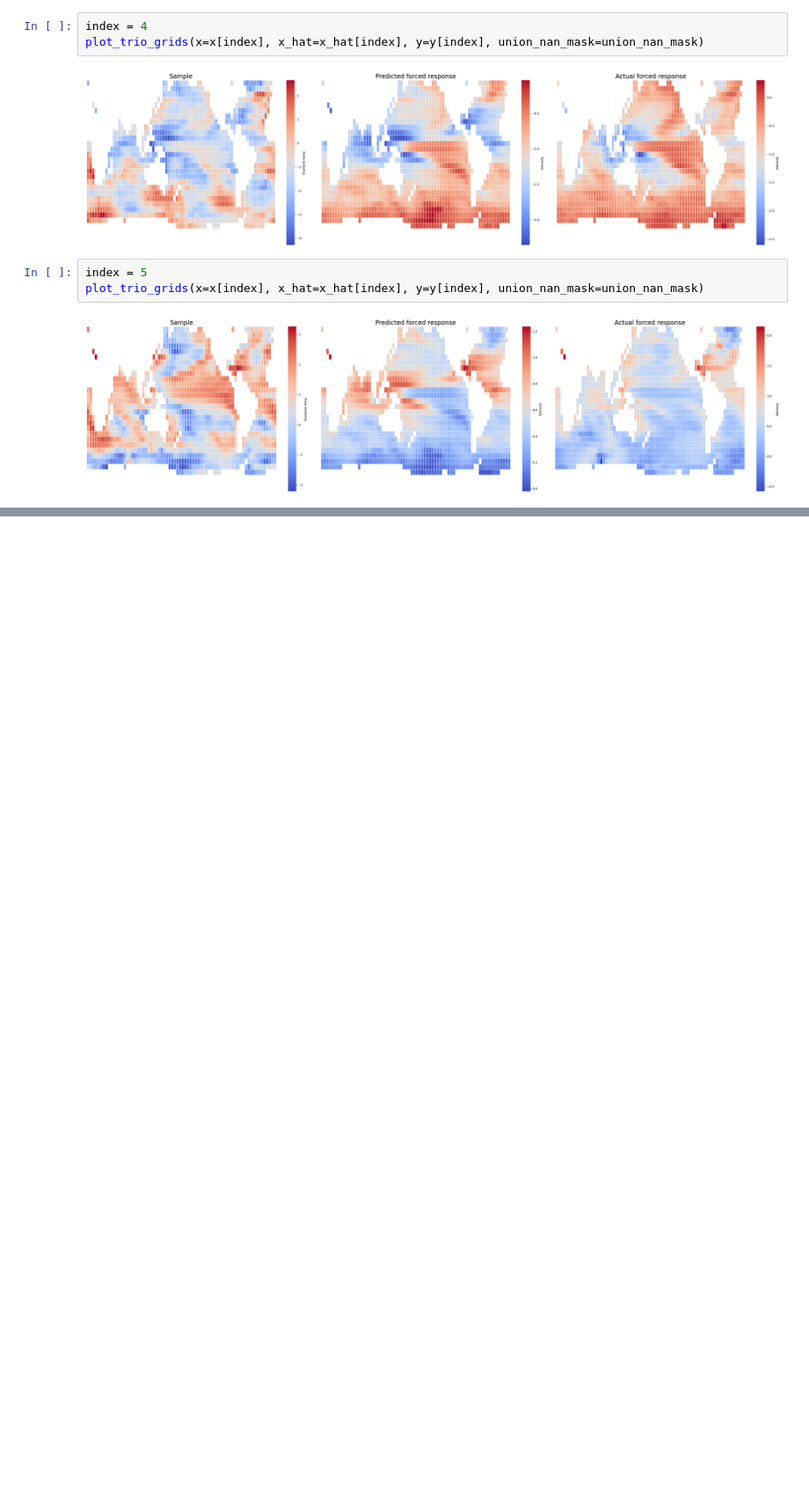
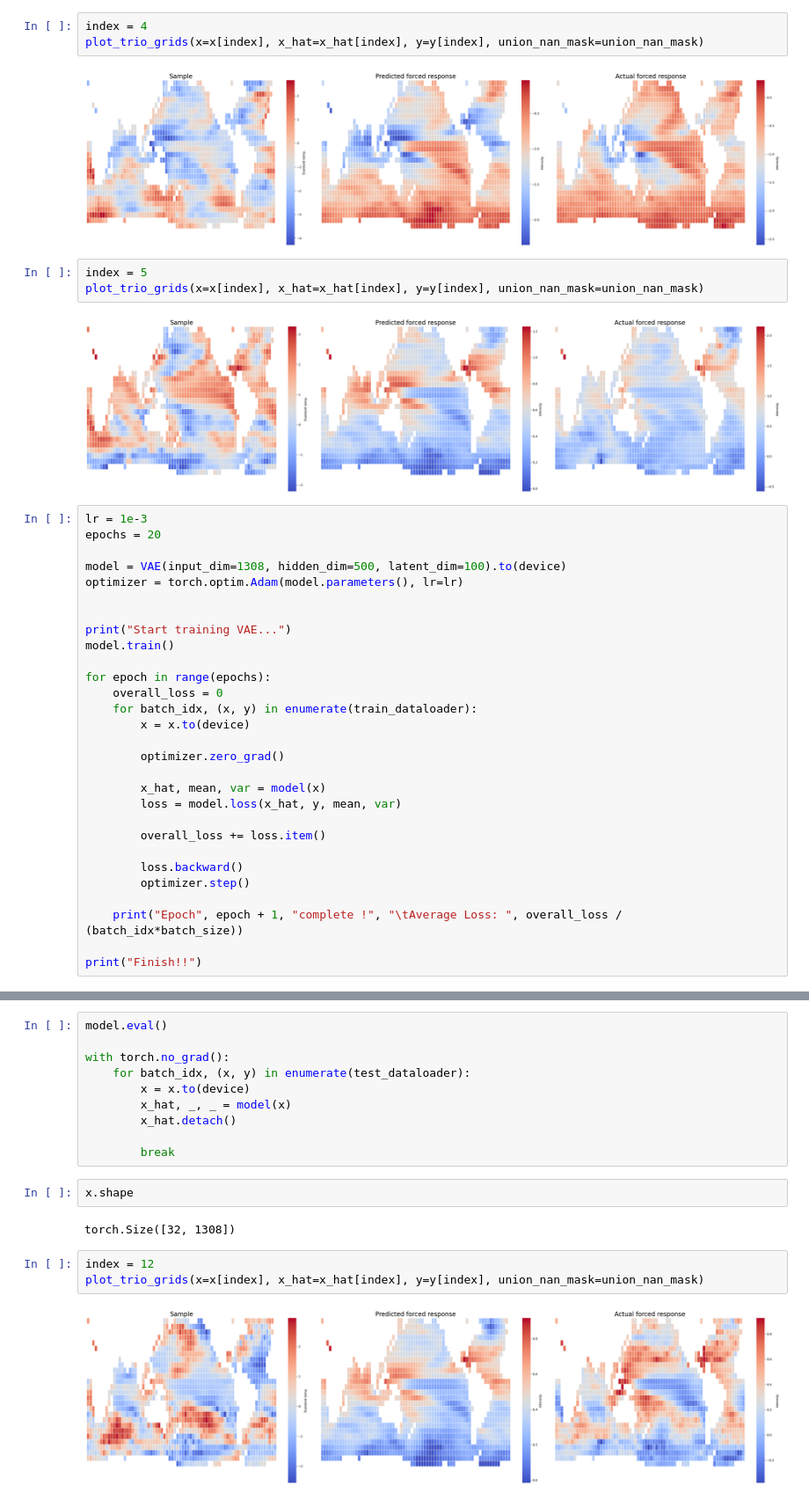
Before and after one commit to Victor2175/gm4cs-m, a Jupyter notebook: vae.ipynb, the cells around one changed output, grey strips where cells are left out. Shown at 88% size. Cells and saved outputs as stored; diff of their text form; blank space fills up the shorter version.

```diff
--- a/vae.ipynb
+++ b/vae.ipynb
@@ -177,3 +153,32 @@ index = 5
 plot_trio_grids(x=x[index], x_hat=x_hat[index], y=y[index], union_nan_mask=union_nan_mask)
 # %% [output]
 [figure]
+# %%
+lr = 1e-3
+epochs = 20
+
+model = VAE(input_dim=1308, hidden_dim=500, latent_dim=100).to(device)
+optimizer = torch.optim.Adam(model.parameters(), lr=lr)
+
+
+print("Start training VAE...")
+model.train()
+
+for epoch in range(epochs):
+    overall_loss = 0
+    for batch_idx, (x, y) in enumerate(train_dataloader):
+        x = x.to(device)
+
+        optimizer.zero_grad()
+
+        x_hat, mean, var = model(x)
+        loss = model.loss(x_hat, y, mean, var)
+
+        overall_loss += loss.item()
+
+        loss.backward()
+        optimizer.step()
+
+    print("Epoch", epoch + 1, "complete !", "\tAverage Loss: ", overall_loss / (batch_idx*batch_size))
+
+print("Finish!!")
@@ -179,0 +203,19 @@ plot_trio_grids(x=x[index], x_hat=x_hat[index], y=y[index], union_nan_mask=union
+# %%
+model.eval()
+
+with torch.no_grad():
+    for batch_idx, (x, y) in enumerate(test_dataloader):
+        x = x.to(device)
+        x_hat, _, _ = model(x)
+        x_hat.detach()
+
+        break
+# %%
+x.shape
+# %% [output]
+torch.Size([32, 1308])
+# %%
+index = 12
+plot_trio_grids(x=x[index], x_hat=x_hat[index], y=y[index], union_nan_mask=union_nan_mask)
+# %% [output]
+[figure, added]
```
Also changed, not shown: parts of 9 cells of this notebook, 1 other file.
